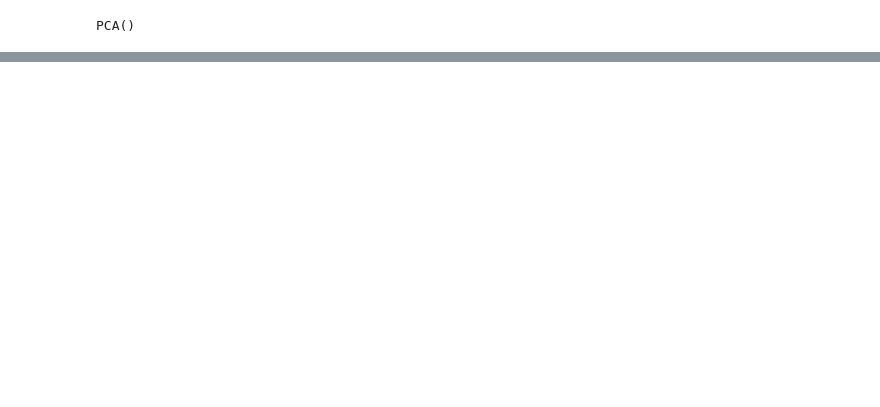
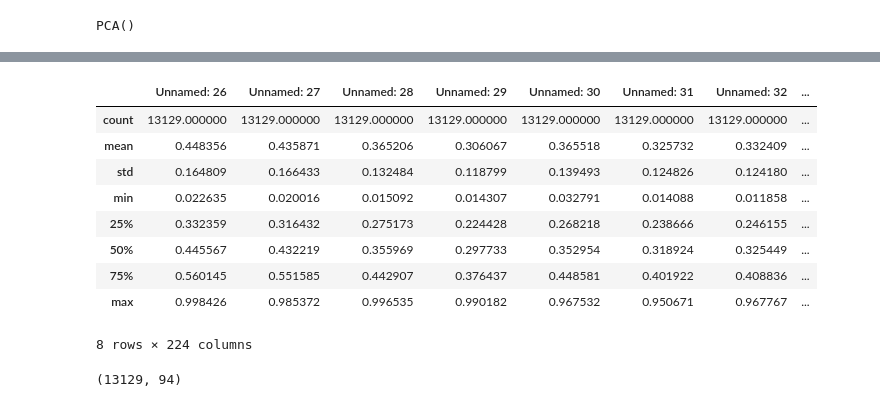
Before and after one commit to johnloane/sd4_dav_24, a Jupyter notebook: pca_late.ipynb, the cells around one changed output, grey strips where cells are left out. Drawn from its saved outputs; the diff is of its cells as text; code cells hidden in the pictures; blank space fills up the shorter version.

```diff
--- a/pca_late.ipynb
+++ b/pca_late.ipynb
@@ -314,0 +354,13 @@ dtype: float64
+# %%
+data.describe()
+# %% [output]
+|  | Unnamed: 26 | Unnamed: 27 | Unnamed: 28 | Unnamed: 29 | Unnamed: 30 | Unnamed: 31 | Unnamed: 32 | ... |
+| count | 13129.000000 | 13129.000000 | 13129.000000 | 13129.000000 | 13129.000000 | 13129.000000 | 13129.000000 | ... |
+| mean | 0.448356 | 0.435871 | 0.365206 | 0.306067 | 0.365518 | 0.325732 | 0.332409 | ... |
+| std | 0.164809 | 0.166433 | 0.132484 | 0.118799 | 0.139493 | 0.124826 | 0.124180 | ... |
+| min | 0.022635 | 0.020016 | 0.015092 | 0.014307 | 0.032791 | 0.014088 | 0.011858 | ... |
+| 25% | 0.332359 | 0.316432 | 0.275173 | 0.224428 | 0.268218 | 0.238666 | 0.246155 | ... |
+| 50% | 0.445567 | 0.432219 | 0.355969 | 0.297733 | 0.352954 | 0.318924 | 0.325449 | ... |
+| 75% | 0.560145 | 0.551585 | 0.442907 | 0.376437 | 0.448581 | 0.401922 | 0.408836 | ... |
+| max | 0.998426 | 0.985372 | 0.996535 | 0.990182 | 0.967532 | 0.950671 | 0.967767 | ... |
+8 rows × 224 columns
@@ -314,0 +373,4 @@ dtype: float64
+# %%
+X_pca.shape
+# %% [output]
+(13129, 94)
```
Also changed, not shown: parts of 19 cells of this notebook, 1 other file.
